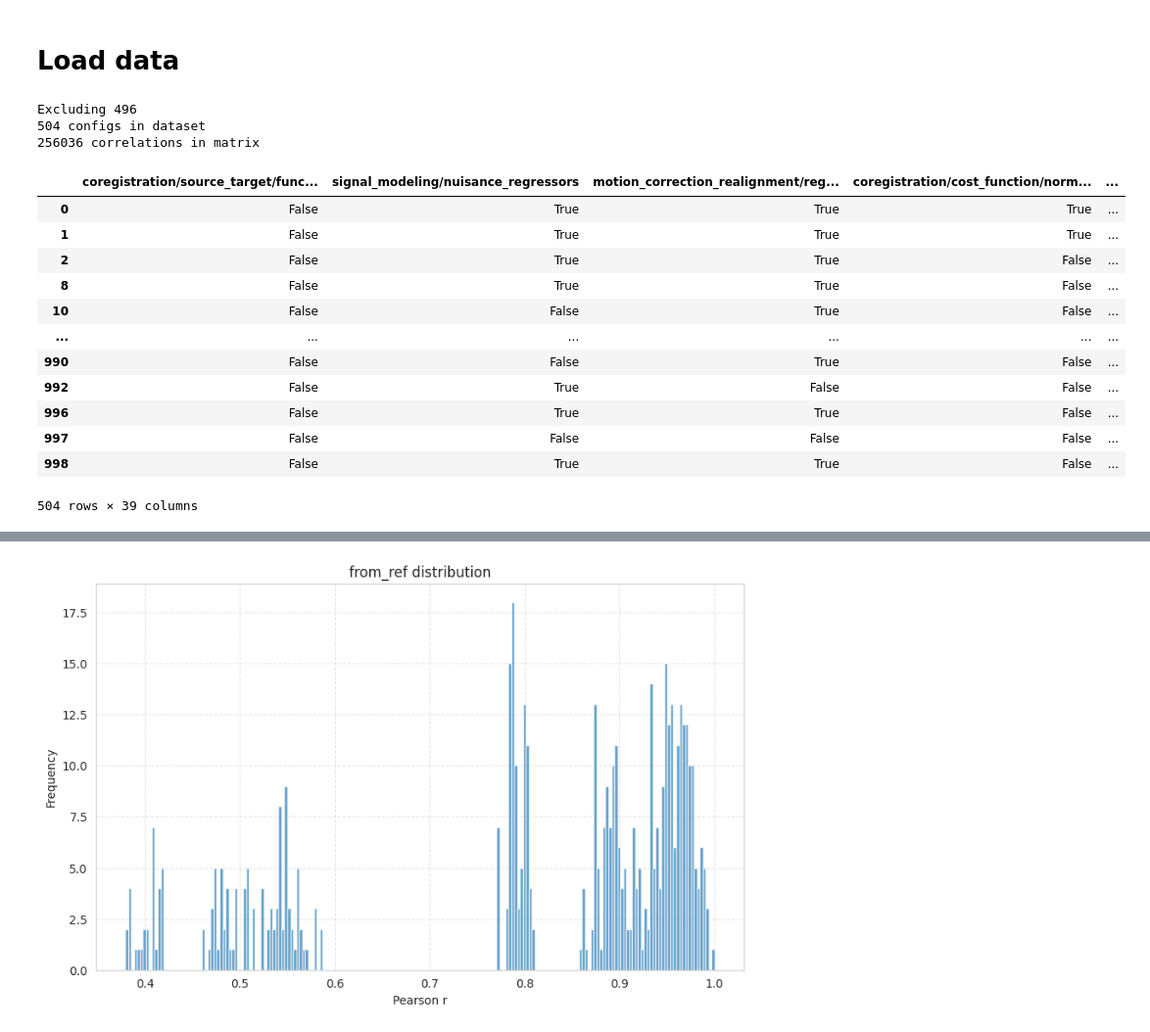
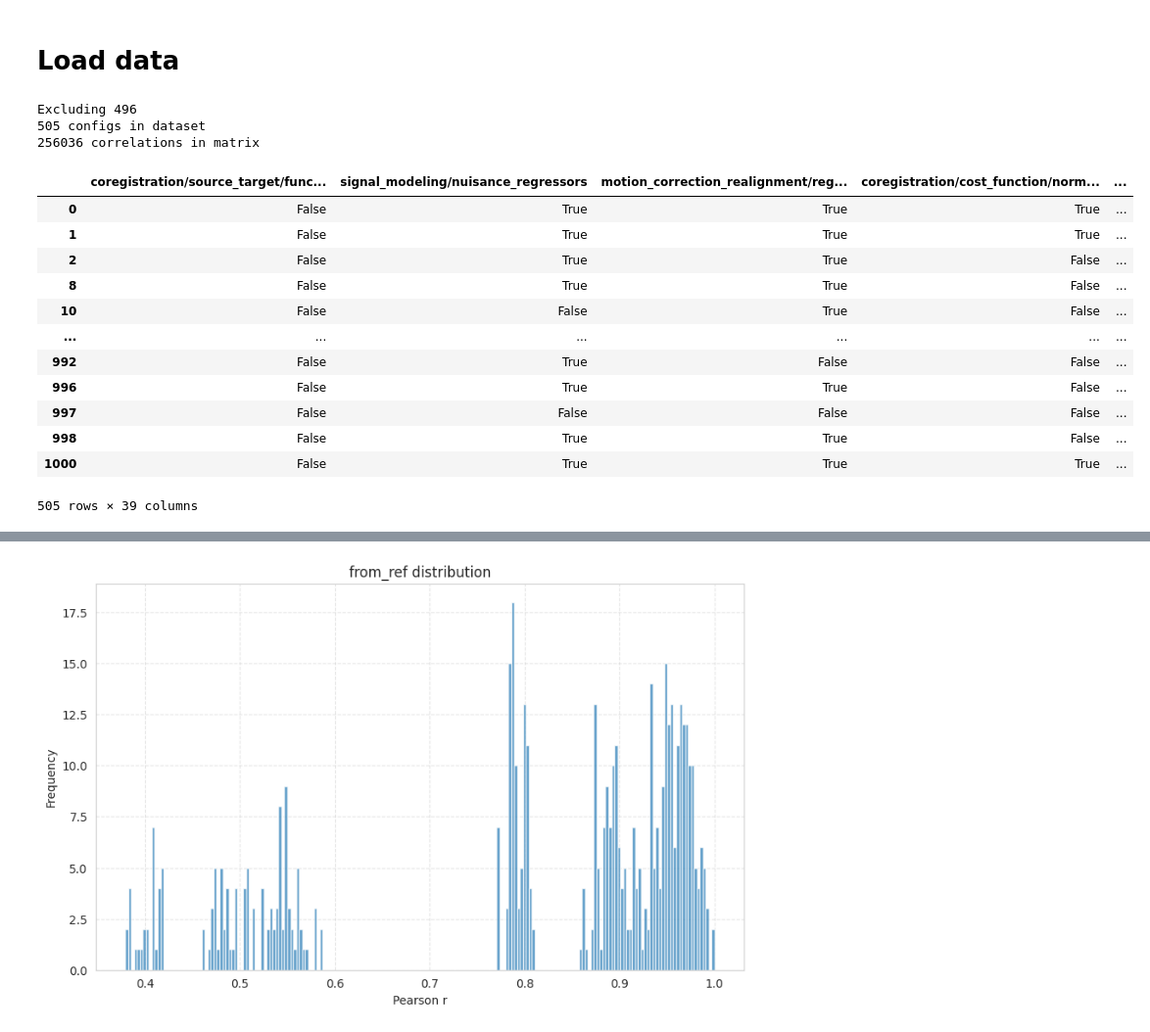
Before and after one commit to Inria-Empenn/OHBM_2026_neurovariants, a Jupyter notebook: src/emotion_1000_analysis.ipynb, the cells around one changed output, grey strips where cells are left out. Shown at 98% size. Cells and saved outputs as stored; diff of their text form; code cells hidden in the pictures.

```diff
--- a/emotion_1000_analysis.ipynb
+++ b/src/emotion_1000_analysis.ipynb
@@ -80,40 +80,44 @@ def normalize_dataset(ds: pd.DataFrame):
 # %%
 # load correlations
 
-dataset = pd.read_csv(ds_path, delimiter=';')
+sample = pd.read_csv(ds_path, delimiter=';')
+expert_config = pd.read_csv('/home/ymerel/fmri/OHBM_2026_neurovariants/data/expert_config.csv', delimiter=';')  # Adjust delimiter if needed
+expert_config['id'] = 'ref'
+expert_config[f'{corr_func}_from_ref'] = 1.0
+dataset = pd.concat([sample, expert_config], axis=0, ignore_index=True)
 
 ids_to_exclude = dataset.loc[dataset['coregistration/source_target/anat_on_func'] == False, 'id'].unique()
 print(f"Excluding {len(ids_to_exclude)}")
 
 dataset = dataset[~dataset['id'].isin(ids_to_exclude)].copy()
 dataset = normalize_dataset(dataset)
 
 print(f"{len(dataset)} configs in dataset")
 
 correlations = pd.read_csv(corr_path, delimiter=';')
 correlations = correlations[
     (~correlations['source'].isin(ids_to_exclude)) &
     (~correlations['target'].isin(ids_to_exclude))
 ].copy()
 print(f"{len(correlations)} correlations in matrix")
 matrix = correlations.pivot(index='source', columns='target', values=corr_func).fillna(1.0)
 distance_matrix = 1 - matrix
 
 dataset.head(1010)
 # %% [output]
 Excluding 496
-504 configs in dataset
+505 configs in dataset
 256036 correlations in matrix
 |  | coregistration/source_target/func... | signal_modeling/nuisance_regressors | motion_correction_realignment/reg... | coregistration/cost_function/norm... | ... |
 | 0 | False | True | True | True | ... |
 | 1 | False | True | True | True | ... |
 | 2 | False | True | True | False | ... |
 | 8 | False | True | True | False | ... |
 | 10 | False | False | True | False | ... |
 | ... | ... | ... | ... | ... | ... |
-| 990 | False | False | True | False | ... |
 | 992 | False | True | False | False | ... |
 | 996 | False | True | True | False | ... |
 | 997 | False | False | False | False | ... |
 | 998 | False | True | True | False | ... |
+| 1000 | False | True | True | True | ... |
-504 rows × 39 columns
+505 rows × 39 columns
```
Also changed, not shown: parts of 12 cells of this notebook, 41 other files.
